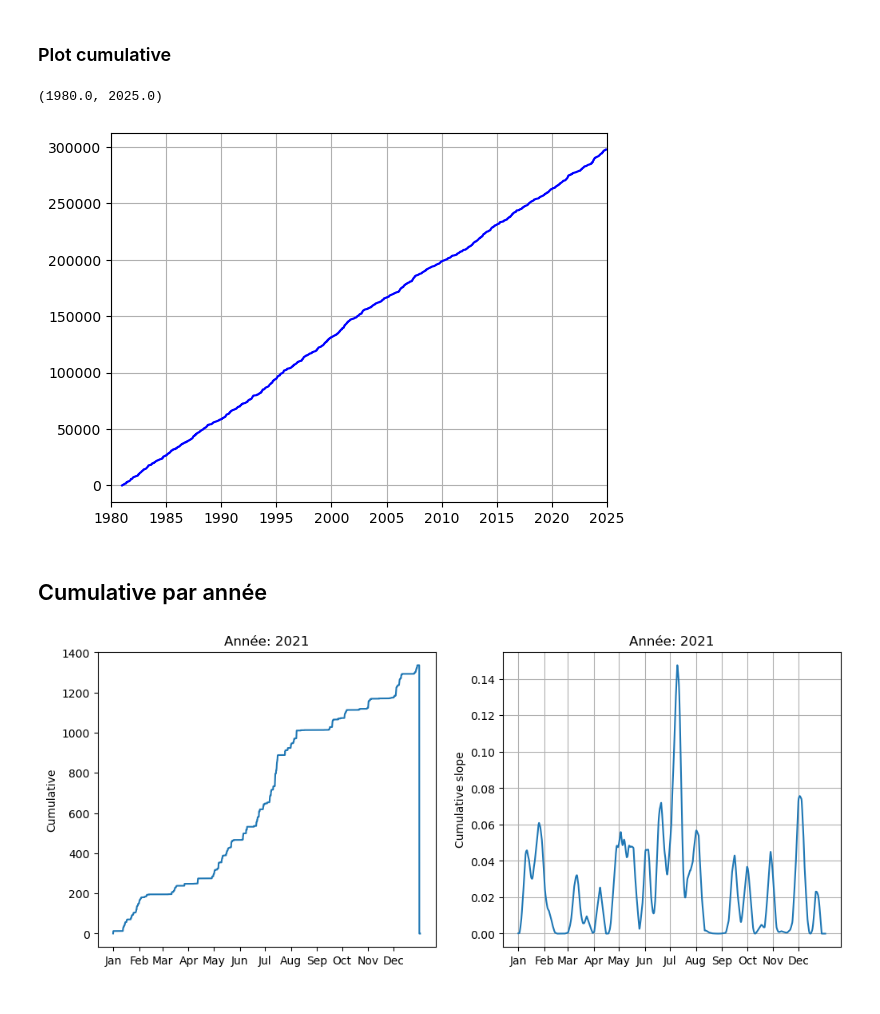
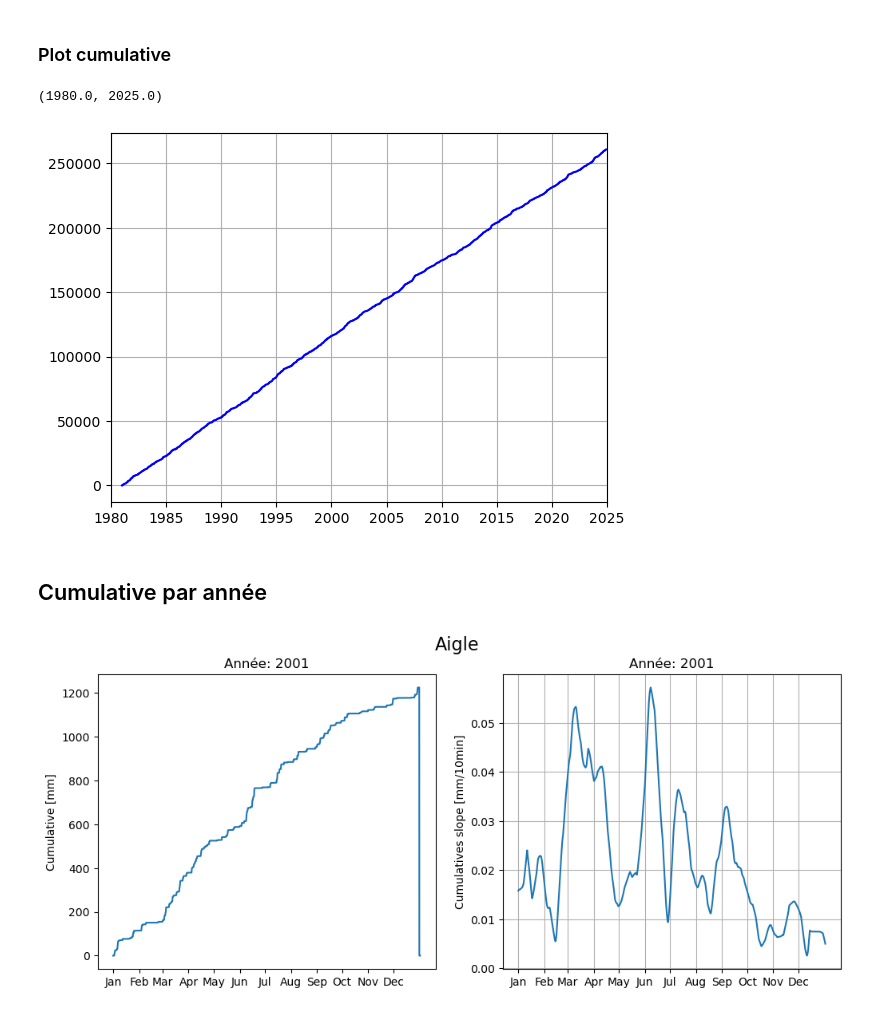
Before and after one commit to Eugnmttx/RainAnalysis, a Jupyter notebook: Version1/Cumulative_and_MM.ipynb, the cells around one changed output. Saved outputs shown, nothing was run; the diff lists cells and outputs as text; code cells hidden in the pictures.

```diff
--- a/Version1/Cumulative_and_MM.ipynb
+++ b/Version1/Cumulative_and_MM.ipynb
@@ -13,7 +13,7 @@ import calendar
 # %%
 # Paramètres des données
 Stations = ['Aigle', 'Pully', 'Payerne', 'Fretaz', 'Dole', 'Nyon']
-stat_index = 1
+stat_index = 0
 Format = ['Minutes','Heures']
 form_index = 0
 
@@ -108,7 +108,7 @@ plt.grid('on')
 plt.xlim(1980,2025)
 # %% [output]
 (1980.0, 2025.0)
-[figure, old version]
+[figure, new version]
 # %% [markdown]
 ## Cumulative par année
 # %%
@@ -122,7 +122,7 @@ Cumulative_slopes = np.zeros(shape=[len(years), maxlenyear])
 Cumulative_slopes_conv = np.zeros(shape=[len(years), maxlenyear])
 
 slope_interval = 6*24*7
-m = 6*24*7
+m = 6*24*21
 
 for i, r in enumerate(rain_per_year):
     rain_matrix[i, :len(r)] = r
@@ -131,29 +131,30 @@ for i, r in enumerate(rain_per_year):
         Cumulative_slopes[i, j] = (Cumulatives[i, j+slope_interval] - Cumulatives[i,j])/slope_interval
     Cumulative_slopes_conv[i] = np.convolve(Cumulative_slopes[i], np.ones(m)/m, mode='same')
 # %%
-year = 40
+year = 20
 
 month_starts = np.cumsum([0] + [calendar.monthrange(1981+year, m)[1] for m in range(1, 12)])
 month_labels = [calendar.month_abbr[m] for m in range(1, 13)]
 
 figs, axs = plt.subplots(1,2)
 figs.set_figwidth(12)
 
 axs[0].plot(np.arange(maxlenyear)/(6*24), Cumulatives[year])
 axs[0].set_xticks(month_starts)
 axs[0].set_xticklabels(month_labels)
-axs[0].set_ylabel('Cumulative')
+axs[0].set_ylabel('Cumulative [mm]')
 
 axs[1].plot(np.arange(maxlenyear)/(6*24), Cumulative_slopes_conv[year])
 axs[1].set_xticks(month_starts)
 axs[1].set_xticklabels(month_labels)
-axs[1].set_ylabel('Cumulative slope')
+axs[1].set_ylabel('Cumulatives slope [mm/10min]')
 
 axs[0].set_title(f'Année: {year+1981}')
 axs[1].set_title(f'Année: {year+1981}')
+plt.suptitle(Stations[stat_index], fontsize=16)
 plt.grid('on')
 # %% [output]
-[figure, old version]
+[figure, new version]
 # %%
 month_starts = np.cumsum([0] + [6*24*calendar.monthrange(1981+year, m)[1] for m in range(1, 12)])
 
```
Also changed, not shown: parts of 6 cells of this notebook, 1 other file.
